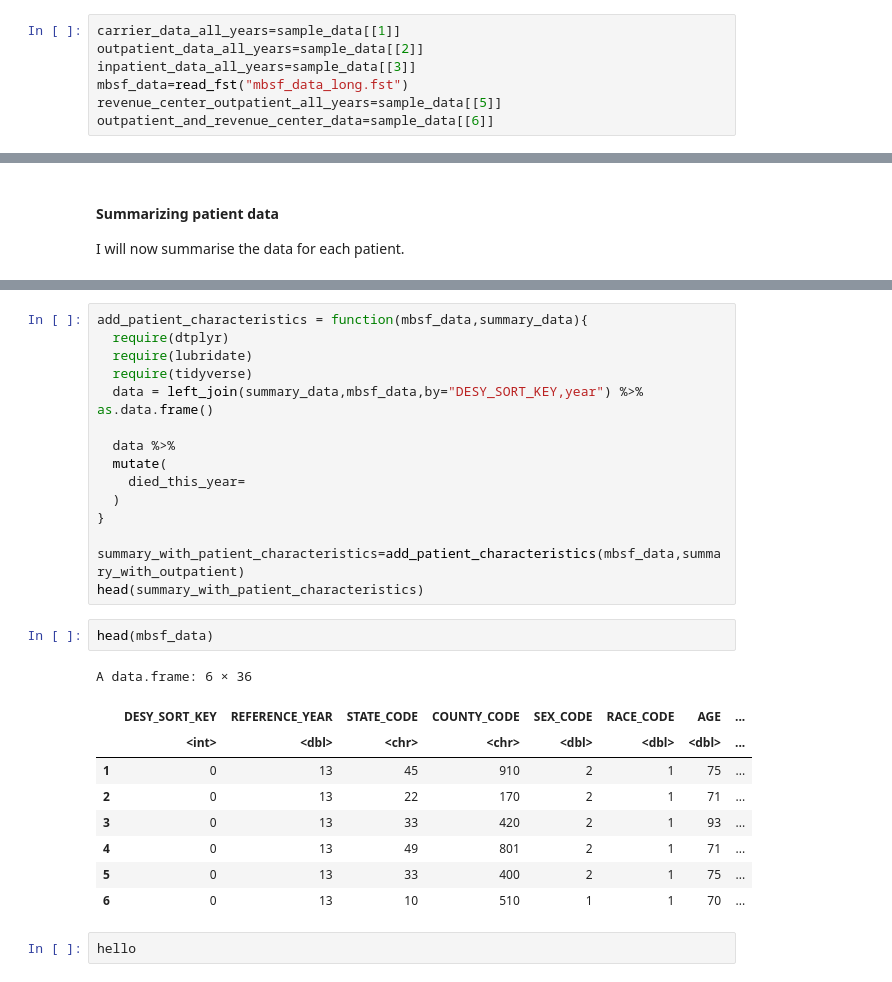
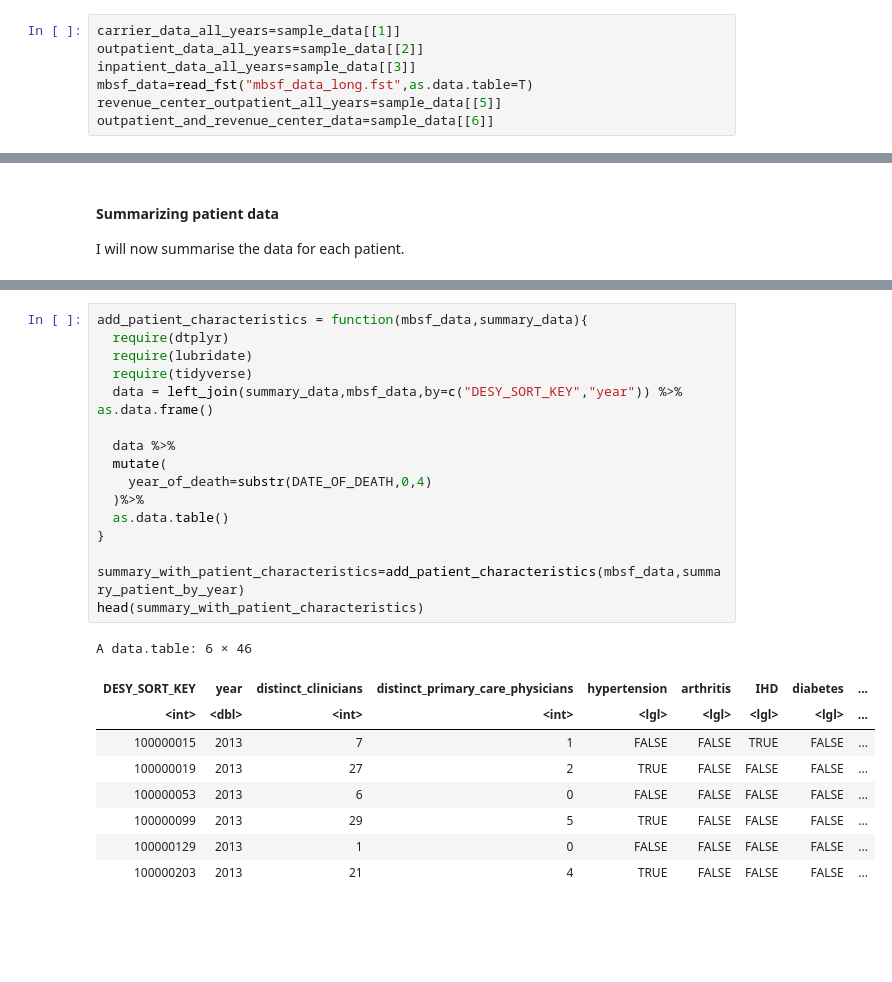
Before and after one commit to F4rbod/CaseMix, a Jupyter notebook: Calculations.ipynb, the cells around one changed output, grey strips where cells are left out. Drawn from its saved outputs; the diff is of its cells as text; blank space fills up the shorter version.

```diff
--- a/Calculations.ipynb
+++ b/Calculations.ipynb
@@ -119,7 +101,7 @@ sample_data=readRDS(file = "sample_data.RDS")
 carrier_data_all_years=sample_data[[1]]
 outpatient_data_all_years=sample_data[[2]]
 inpatient_data_all_years=sample_data[[3]]
-mbsf_data=read_fst("mbsf_data_long.fst")
+mbsf_data=read_fst("mbsf_data_long.fst",as.data.table=T)
 revenue_center_outpatient_all_years=sample_data[[5]]
 outpatient_and_revenue_center_data=sample_data[[6]]
 # %% [markdown]
@@ -268,29 +231,26 @@ A data.table: 6 × 14
 # %%
 add_patient_characteristics = function(mbsf_data,summary_data){
   require(dtplyr)
   require(lubridate)
   require(tidyverse)
-  data = left_join(summary_data,mbsf_data,by="DESY_SORT_KEY,year") %>% as.data.frame()
+  data = left_join(summary_data,mbsf_data,by=c("DESY_SORT_KEY","year")) %>% as.data.frame()
 
   data %>%
   mutate(
-    died_this_year=
-  )
+    year_of_death=substr(DATE_OF_DEATH,0,4)
+  )%>%
+  as.data.table()
 }
 
-summary_with_patient_characteristics=add_patient_characteristics(mbsf_data,summary_with_outpatient)
+summary_with_patient_characteristics=add_patient_characteristics(mbsf_data,summary_patient_by_year)
 head(summary_with_patient_characteristics)
+# %% [output]
+A data.table: 6 × 46
+| DESY_SORT_KEY | year | distinct_clinicians | distinct_primary_care_physicians | hypertension | arthritis | IHD | diabetes | ... |
+| <int> | <dbl> | <int> | <int> | <lgl> | <lgl> | <lgl> | <lgl> | ... |
+| 100000015 | 2013 | 7 | 1 | FALSE | FALSE | TRUE | FALSE | ... |
+| 100000019 | 2013 | 27 | 2 | TRUE | FALSE | FALSE | FALSE | ... |
+| 100000053 | 2013 | 6 | 0 | FALSE | FALSE | FALSE | FALSE | ... |
+| 100000099 | 2013 | 29 | 5 | TRUE | FALSE | FALSE | FALSE | ... |
+| 100000129 | 2013 | 1 | 0 | FALSE | FALSE | FALSE | FALSE | ... |
+| 100000203 | 2013 | 21 | 4 | TRUE | FALSE | FALSE | FALSE | ... |
-# %%
-head(mbsf_data)
-# %% [output]
-A data.frame: 6 × 36
-|  | DESY_SORT_KEY | REFERENCE_YEAR | STATE_CODE | COUNTY_CODE | SEX_CODE | RACE_CODE | AGE | ... |
-|  | <int> | <dbl> | <chr> | <chr> | <dbl> | <dbl> | <dbl> | ... |
-| 1 | 0 | 13 | 45 | 910 | 2 | 1 | 75 | ... |
-| 2 | 0 | 13 | 22 | 170 | 2 | 1 | 71 | ... |
-| 3 | 0 | 13 | 33 | 420 | 2 | 1 | 93 | ... |
-| 4 | 0 | 13 | 49 | 801 | 2 | 1 | 71 | ... |
-| 5 | 0 | 13 | 33 | 400 | 2 | 1 | 75 | ... |
-| 6 | 0 | 13 | 10 | 510 | 1 | 1 | 70 | ... |
-# %%
-hello
```
Also changed, not shown: parts of 31 cells of this notebook.
